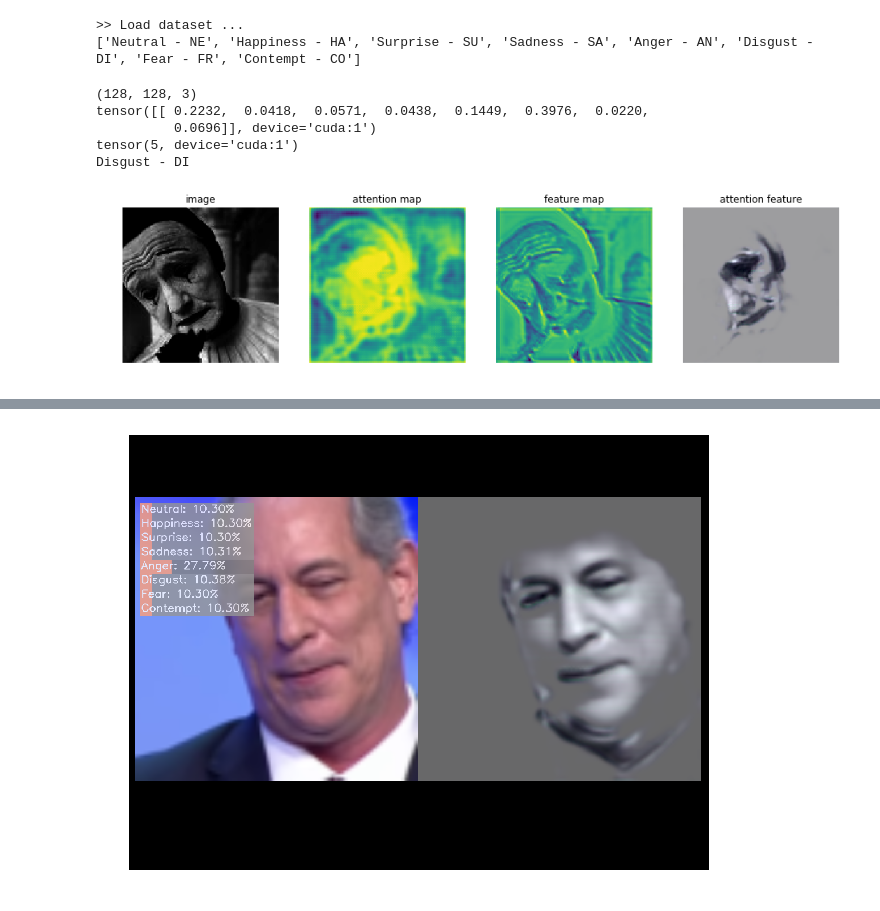
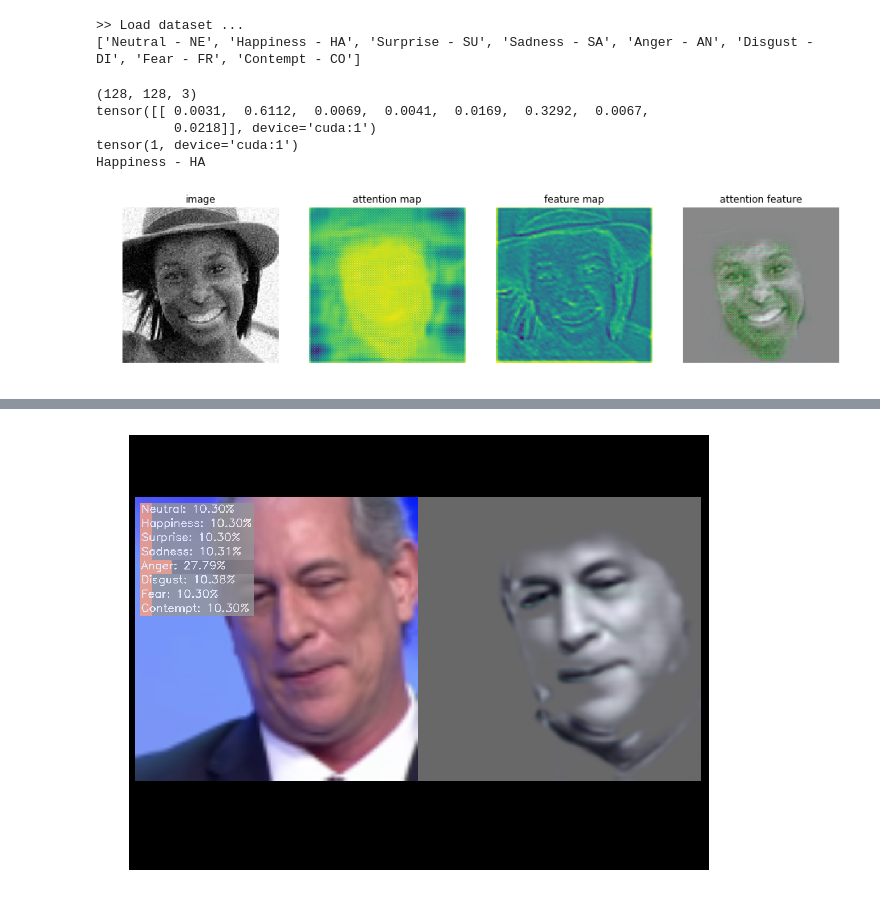
Before and after one commit to pedrodiamel/ferattention, a Jupyter notebook: books/track.ipynb, the cells around one changed output, grey strips where cells are left out. Drawn from its saved outputs; the diff is of its cells as text; code cells hidden in the pictures.

```diff
--- a/books/track.ipynb
+++ b/books/track.ipynb
@@ -41,7 +42,7 @@ fer_atentionresnet34_attgmm_adam_ferblack_dim64_preactresnet18x32_fold01_000
 result
 # %%
 project          = '../out'
-name             = 'fer_atentionresnet34_attgmm_adam_ferblack_dim64_preactresnet18x32_fold0_002'
+name             = 'fer_atentionresnet34_attgmm_adam_ferblack_dim64_preactresnet18x32_fold0_003'
 pathnamedataset  = '~/.datasets'
 pathmodel        = os.path.join( project, name, 'models/model_best.pth.tar' ) #model_best
 pathproject      = os.path.join( project, name )
@@ -135,23 +136,23 @@ def crop(image, xycrop):
     return image
 
 imagesize=128
-image = cv2.imread('../rec/selfie_sadness.png')[:,:,0]
+image = cv2.imread('../rec/selfie_happy.png')[:,:,0]
 # image = pad(image,50)
 image = crop(image,50)
 
-# sigma=0.2
-# image = image/255.0
-# noise = np.array([random.gauss(0,sigma) for i in range( image.shape[0]*image.shape[1]  )])
-# noise = noise.reshape(image.shape[0],image.shape[1])
-# image = (np.clip(image+noise,0,1)*255).astype(np.uint8)
+sigma=0.08
+image = image/255.0
+noise = np.array([random.gauss(0,sigma) for i in range( image.shape[0]*image.shape[1]  )])
+noise = noise.reshape(image.shape[0],image.shape[1])
+image = (np.clip(image+noise,0,1)*255).astype(np.uint8)
 
 image = np.stack( (image,image,image), axis=2 )
 image = cv2.resize( image, (imagesize, imagesize) )
 
-gamma=3.2
-image[:,:,0] = norm((image[:,:,0]/255)**gamma)*255
-image[:,:,1] = norm((image[:,:,1]/255)**gamma)*255
-image[:,:,2] = norm((image[:,:,2]/255)**gamma)*255
+# gamma=3.2
+# image[:,:,0] = norm((image[:,:,0]/255)**gamma)*255
+# image[:,:,1] = norm((image[:,:,1]/255)**gamma)*255
+# image[:,:,2] = norm((image[:,:,2]/255)**gamma)*255
 
 image = torch.from_numpy(image).permute( (2,0,1) ).unsqueeze(0).float()
 image = mean_normalization(image, mean=[0.485, 0.456, 0.406], std=[0.229, 0.224, 0.225])
@@ -166,38 +167,38 @@ image = image.data.cpu().numpy().transpose(2,3,1,0)[...,0]
 y_lab_hat_max = y_lab_hat.argmax()
 
 
 print(image.shape)
 print(y_lab_hat)
 print(y_lab_hat_max)
 print(emotions[y_lab_hat_max])
 
 plt.figure( figsize=(16,8))
 plt.subplot(141)
 plt.imshow( norm(image) )
 plt.title('image')
 plt.axis('off')
 plt.subplot(142)
 plt.imshow( (fmap))
 plt.title('attention map')
 plt.axis('off' )
 plt.subplot(143)
 plt.imshow( srf.sum(2) )
 plt.title('feature map')
 plt.axis('off' )
 plt.subplot(144)
 plt.imshow( norm(att) )
 # plt.title('class {}'.format( y_lab_hat_max ) )
 plt.title('attention feature')
 plt.axis('off')
 
 plt.show()
 # %% [output]
 (128, 128, 3)
-tensor([[ 0.2232,  0.0418,  0.0571,  0.0438,  0.1449,  0.3976,  0.0220,
-          0.0696]], device='cuda:1')
-tensor(5, device='cuda:1')
-Disgust - DI
+tensor([[ 0.0031,  0.6112,  0.0069,  0.0041,  0.0169,  0.3292,  0.0067,
+          0.0218]], device='cuda:1')
+tensor(1, device='cuda:1')
+Happiness - HA
-[figure, old version]
+[figure, new version]
 # %%
 import scipy.misc
 import random
```
Also changed, not shown: parts of 3 cells of this notebook, 6 other files.
